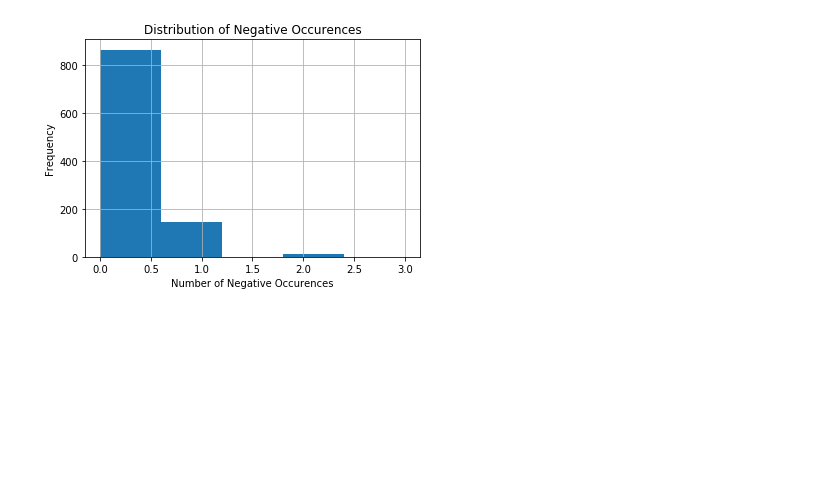
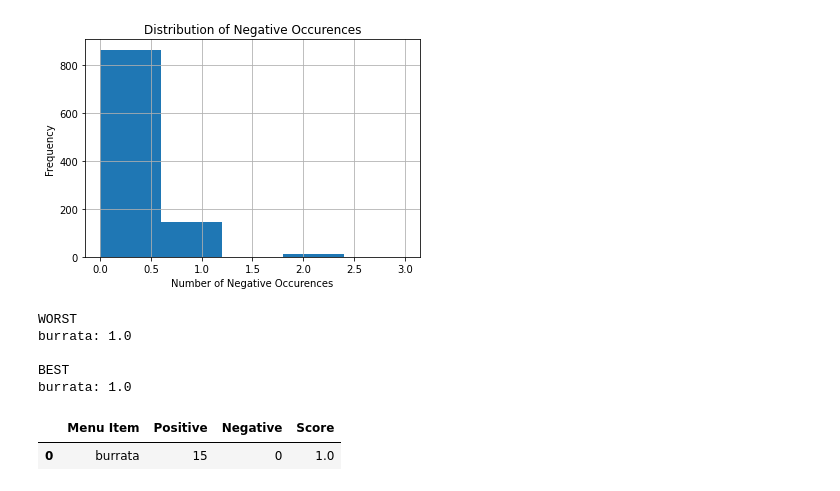
Before and after one commit to AvaneeshKolluri/YelpScrapingProject, a Jupyter notebook: Eataly EDA.ipynb, the cells around one changed output. Cells and saved outputs as stored; diff of their text form; code cells hidden in the pictures; blank space fills up the shorter version.

```diff
--- a/Eataly EDA.ipynb
+++ b/Eataly EDA.ipynb
@@ -3,3 +3,8 @@ import pandas as pd
 import numpy as np
 import seaborn as sns
 import matplotlib.pyplot as plt
+import nltk
+nltk.download('vader_lexicon')
+from nltk.sentiment.vader import SentimentIntensityAnalyzer
+
+sid = SentimentIntensityAnalyzer()
@@ -338,3 +347,58 @@ plt.title('Distribution of Negative Occurences')
 plt.show()
 # %% [output]
 [figure]
+# %%
+score_df = pd.DataFrame(columns = ['Menu Item', 'Positive', 'Negative', 'Neutral', 'Score'])
+
+for item in thaiMenu:
+    item = item.lower()
+    pos = 0
+    neg = 0
+    neu = 0
+    rating = 0
+    for review in thaiVilla['Review']:
+        review = review.lower()
+        sentences_with_item = []
+        sents = nltk.tokenize.sent_tokenize(review)
+        for sent in sents:
+           if sent.find(item) != -1:
+                sentences_with_item.append(sent)
+        for sent in sentences_with_item:
+           # print(sent)
+            score = sid.polarity_scores(sent)
+            #print(score)
+            rating += score['compound']
+            if score['compound'] > 0:
+                pos += 1
+            elif score['compound'] < 0:
+                neg += 1
+            else:
+                neu += 1
+    total_mentions = pos + neg + neu
+    if total_mentions > 10:
+        #pct_pos = pos / total_mentions
+        avg = rating / total_mentions
+
+        score_df = score_df.append({'Menu Item' : item, 'Positive' : pos, 'Negative' : neg, 'Neutral' : neu, 'Score': avg},
+                ignore_index = True)
+score_df = score_df.sort_values(by=['Score'])
+print('WORST')
+for index, row in score_df.head(3).iterrows():
+    print(row['Menu Item'] + ': ' + str(row['Score']))
+print()
+print('BEST')
+for index, row in score_df.tail(3).iterrows():
+    print(row['Menu Item'] + ': ' + str(row['Score']))
+    # print(item)
+    # print('pos: ' + str(pos))
+    # print('neg ' + str(neg))
+    # print()
+score_df
+# %% [output]
+WORST
+burrata: 1.0
+
+BEST
+burrata: 1.0
+|  | Menu Item | Positive | Negative | Score |
+| 0 | burrata | 15 | 0 | 1.0 |
```
Also changed, not shown: parts of 2 cells of this notebook, 4 other files.
